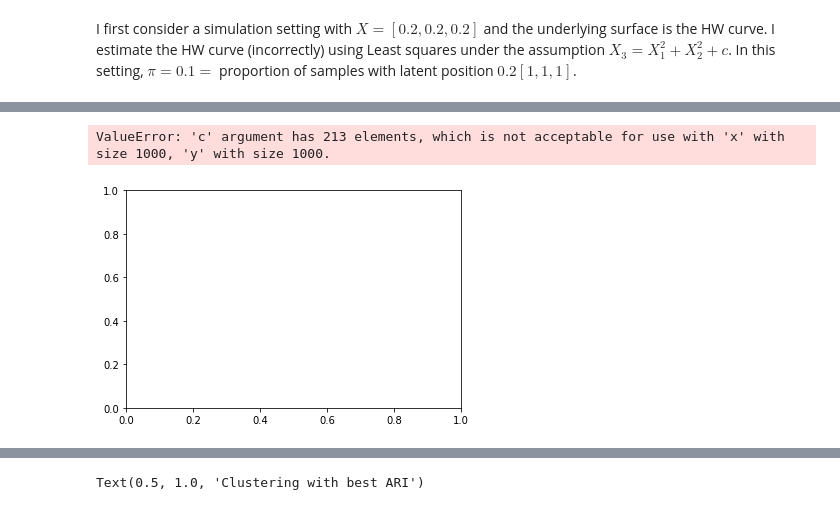
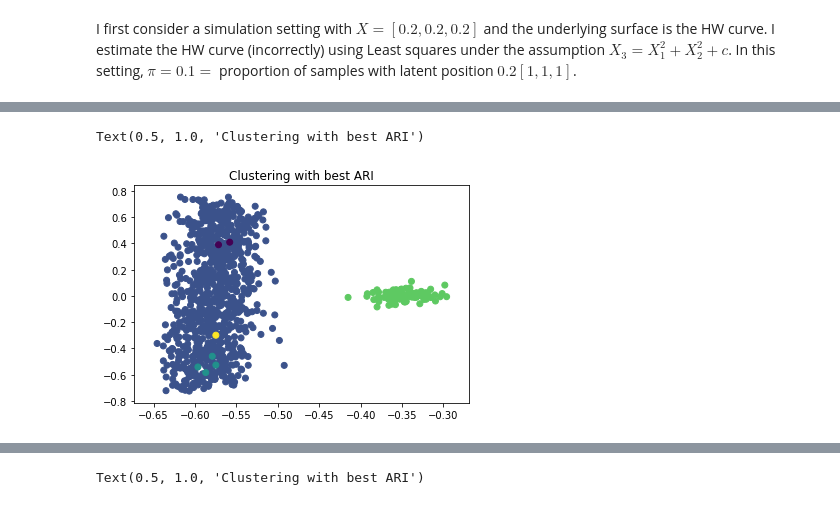
Before and after one commit to neurodata/weighted_graph_models, a Jupyter notebook: cyclops.ipynb, the cells around one changed output, grey strips where cells are left out. Drawn from its saved outputs; the diff is of its cells as text; code cells hidden in the pictures.

```diff
--- a/cyclops.ipynb
+++ b/cyclops.ipynb
@@ -176,6 +175,6 @@ ax.scatter(X_hat[:, 0], X_hat[:, 1], X_hat[:, 2], c=c_hat)
 # %%
 import _pickle as pkl
-# class_idx = pkl.load(open('clas_idx_cyclops_par.pkl', 'rb'))
+class_idx = pkl.load(open('class_idx_cyclops_par.pkl', 'rb'))
 combos = pkl.load(open('combos_cyclops_par.pkl', 'rb'))
 aris = pkl.load(open('aris_cyclops_par.pkl', 'rb'))
 bic = pkl.load(open('bic_cyclops_par.pkl', 'rb'))
@@ -183,20 +182,18 @@ likelihoods = pkl.load(open('loglikelihoods_cyclops_par.pkl', 'rb'))
 # %%
 combo = combos[np.argmax(aris)]
 temp_quad_labels = np.concatenate(class_idx[combo])
 temp_label = min(combo)
 temp_n = len(temp_quad_labels)
 
 temp_c_hat = c_hat.copy()
 temp_c_hat[temp_quad_labels] = temp_label
 
-params, pcov = optimize.curve_fit(func, X_hat[temp_quad_labels, :2], X_hat[temp_quad_labels, 2])
-
 fig, ax = plt.subplots(1,1)
 ax.scatter(-X_hat[:, 0], X_hat[:, 1], c=temp_c_hat)
 ax.set_title('Clustering with best ARI')
 # %% [output]
-ValueError: 'c' argument has 213 elements, which is not acceptable for use with 'x' with size 1000, 'y' with size 1000.
+Text(0.5, 1.0, 'Clustering with best ARI')
-[figure, old version]
+[figure, new version]
 # %%
 fig, ax = plt.subplots(1,1)
 ax.scatter(-X_hat[:, 0], X_hat[:, 1], c=c_hat)
```
Also changed, not shown: parts of 9 cells of this notebook, 3 other files.
